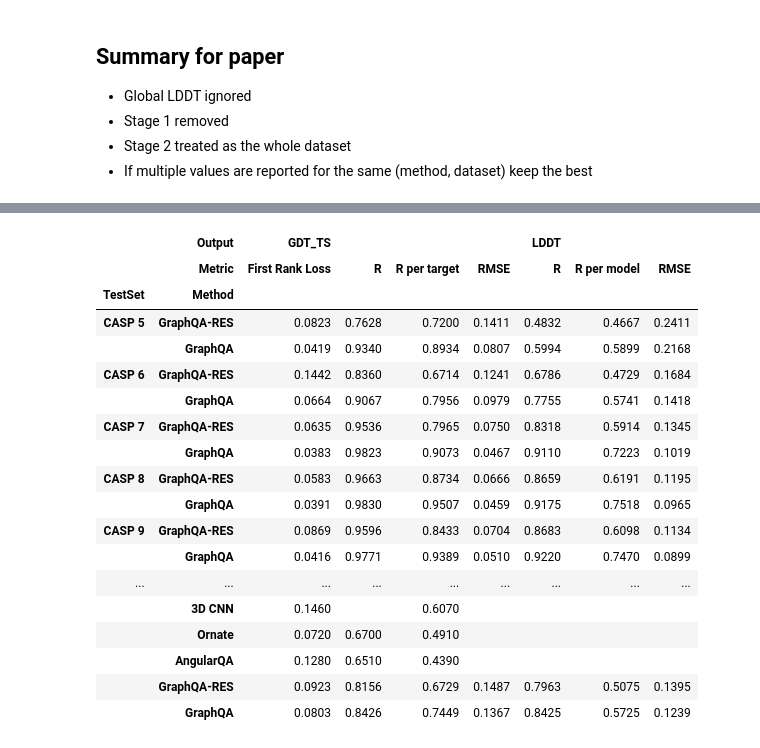
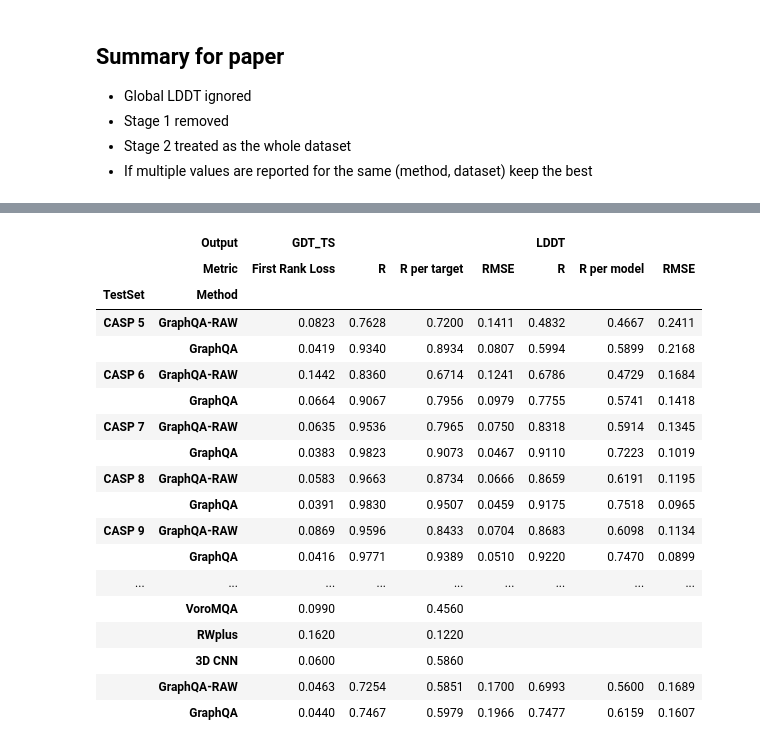
Before and after one commit to baldassarreFe/graphqa, a Jupyter notebook: notebooks/benchmark/Benchmark.ipynb, the cells around one changed output, grey strips where cells are left out. Saved outputs shown, nothing was run; the diff lists cells and outputs as text; code cells hidden in the pictures.

```diff
--- a/notebooks/benchmark/Benchmark.ipynb
+++ b/notebooks/benchmark/Benchmark.ipynb
@@ -18,7 +18,7 @@ methods = pd.CategoricalDtype(categories=[
     '3D CNN',
     'Ornate',
     'AngularQA',
-    'GraphQA-RES',
+    'GraphQA-RAW',
     'GraphQA',
 ], ordered=True)
 tests = pd.CategoricalDtype(categories=[
@@ -37,6 +37,7 @@ tests = pd.CategoricalDtype(categories=[
     'CASP 12',
     'CASP 12 stage 1',
     'CASP 12 stage 2',
+    'CASP 13',
     'CAMEO'
 ], ordered=True)
 # %% [markdown]
@@ -301,7 +307,7 @@ CASP 9
 df = pd.concat((
     pd.read_csv('other_results.csv', comment='#'),
     pd.read_csv('our_results.csv', comment='#')
-), axis='index')
+), axis='index', ignore_index=True, sort=True)
 
 # Remove Global LDDT
 df = df.query('Output != "Global LDDT"')
@@ -373,34 +379,34 @@ df.style \
 # %%
 df_simple = df \
-    .drop(index=['3DRobot', 'CAMEO'], level='TestSet') \
+    .drop(index=['3DRobot'], level='TestSet') \
     .drop(index=['ProQ2D', 'ProQ3'], level='Method') \
     .loc[:, [c[1] in {'First Rank Loss', 'RMSE', 'R', 'R per target', 'R per model'} for c in df.columns]]
 
 the_higher_the_better = [c for c in df_simple.columns if c[1] not in {'First Rank Loss', 'RMSE'}]
 the_lower_the_better =  [c for c in df_simple.columns if c[1] in {'First Rank Loss', 'RMSE'}]
 
 df_simple.style \
     .format(lambda v: f'{v:.4f}' if np.isfinite(v) else '') \
     .apply(highlight_min_group, subset=the_lower_the_better, axis='index') \
     .apply(highlight_max_group, subset=the_higher_the_better, axis='index') \
     .set_table_styles([{'selector': 'th', 'props': [('text-align', 'left')]}])
 # %% [output]
 |  | Output | GDT_TS |  |  |  | LDDT |  |  |
 |  | Metric | First Rank Loss | R | R per target | RMSE | R | R per model | RMSE |
 | TestSet | Method |  |  |  |  |  |  |  |
-| CASP 5 | GraphQA-RES | 0.0823 | 0.7628 | 0.7200 | 0.1411 | 0.4832 | 0.4667 | 0.2411 |
+| CASP 5 | GraphQA-RAW | 0.0823 | 0.7628 | 0.7200 | 0.1411 | 0.4832 | 0.4667 | 0.2411 |
 |  | GraphQA | 0.0419 | 0.9340 | 0.8934 | 0.0807 | 0.5994 | 0.5899 | 0.2168 |
-| CASP 6 | GraphQA-RES | 0.1442 | 0.8360 | 0.6714 | 0.1241 | 0.6786 | 0.4729 | 0.1684 |
+| CASP 6 | GraphQA-RAW | 0.1442 | 0.8360 | 0.6714 | 0.1241 | 0.6786 | 0.4729 | 0.1684 |
 |  | GraphQA | 0.0664 | 0.9067 | 0.7956 | 0.0979 | 0.7755 | 0.5741 | 0.1418 |
-| CASP 7 | GraphQA-RES | 0.0635 | 0.9536 | 0.7965 | 0.0750 | 0.8318 | 0.5914 | 0.1345 |
+| CASP 7 | GraphQA-RAW | 0.0635 | 0.9536 | 0.7965 | 0.0750 | 0.8318 | 0.5914 | 0.1345 |
 |  | GraphQA | 0.0383 | 0.9823 | 0.9073 | 0.0467 | 0.9110 | 0.7223 | 0.1019 |
-| CASP 8 | GraphQA-RES | 0.0583 | 0.9663 | 0.8734 | 0.0666 | 0.8659 | 0.6191 | 0.1195 |
+| CASP 8 | GraphQA-RAW | 0.0583 | 0.9663 | 0.8734 | 0.0666 | 0.8659 | 0.6191 | 0.1195 |
 |  | GraphQA | 0.0391 | 0.9830 | 0.9507 | 0.0459 | 0.9175 | 0.7518 | 0.0965 |
-| CASP 9 | GraphQA-RES | 0.0869 | 0.9596 | 0.8433 | 0.0704 | 0.8683 | 0.6098 | 0.1134 |
+| CASP 9 | GraphQA-RAW | 0.0869 | 0.9596 | 0.8433 | 0.0704 | 0.8683 | 0.6098 | 0.1134 |
 |  | GraphQA | 0.0416 | 0.9771 | 0.9389 | 0.0510 | 0.9220 | 0.7470 | 0.0899 |
 | ... | ... | ... | ... | ... | ... | ... | ... | ... |
-|  | 3D CNN | 0.1460 |  | 0.6070 |  |  |  |  |
-|  | Ornate | 0.0720 | 0.6700 | 0.4910 |  |  |  |  |
-|  | AngularQA | 0.1280 | 0.6510 | 0.4390 |  |  |  |  |
-|  | GraphQA-RES | 0.0923 | 0.8156 | 0.6729 | 0.1487 | 0.7963 | 0.5075 | 0.1395 |
-|  | GraphQA | 0.0803 | 0.8426 | 0.7449 | 0.1367 | 0.8425 | 0.5725 | 0.1239 |
+|  | VoroMQA | 0.0990 |  | 0.4560 |  |  |  |  |
+|  | RWplus | 0.1620 |  | 0.1220 |  |  |  |  |
+|  | 3D CNN | 0.0600 |  | 0.5860 |  |  |  |  |
+|  | GraphQA-RAW | 0.0463 | 0.7254 | 0.5851 | 0.1700 | 0.6993 | 0.5600 | 0.1689 |
+|  | GraphQA | 0.0440 | 0.7467 | 0.5979 | 0.1966 | 0.7477 | 0.6159 | 0.1607 |
```
Also changed, not shown: parts of 6 cells of this notebook, 8 other files.
